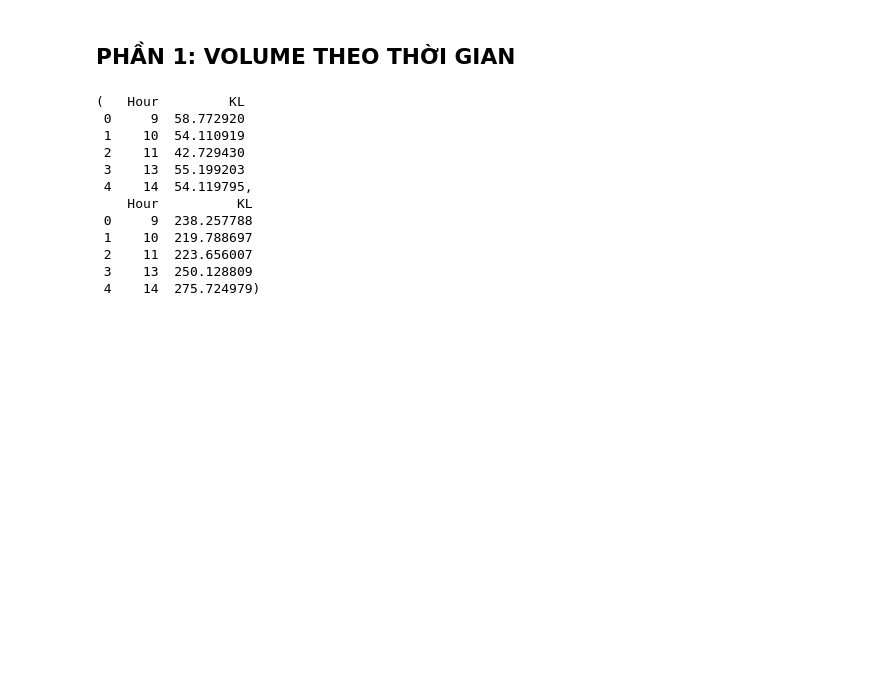
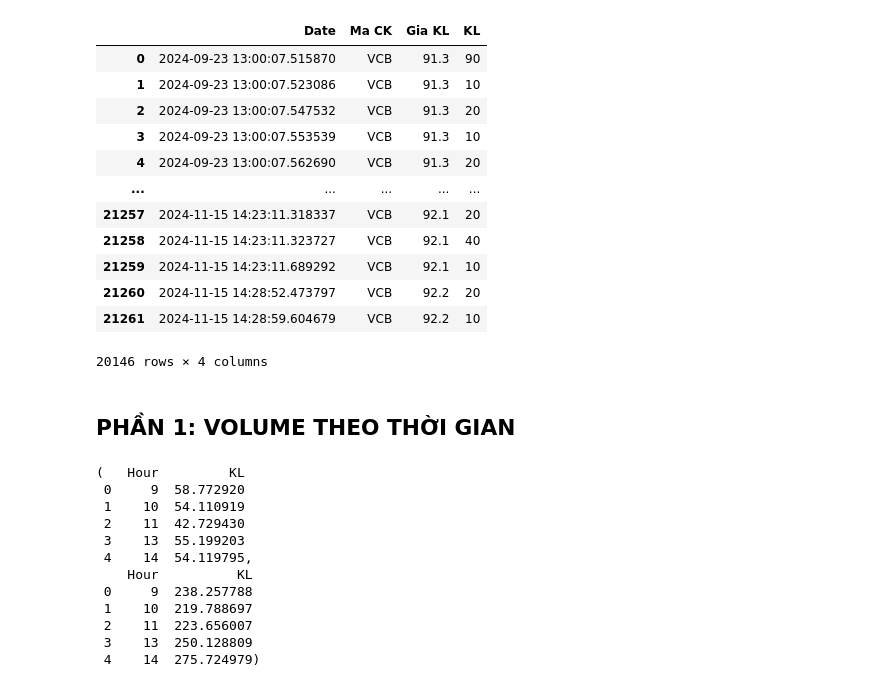
Before and after one commit to HoaPham119/thesis, a Jupyter notebook: code/data_analysis.ipynb, the cells around one changed output. Cells and saved outputs as stored; diff of their text form; code cells hidden in the pictures; blank space fills up the shorter version.

```diff
--- a/code/data_analysis.ipynb
+++ b/code/data_analysis.ipynb
@@ -35,3 +51,19 @@ data_vn30_index = load_data(folder="")
+# %%
+data_tick["VCB"]
+# %% [output]
+|  | Date | Ma CK | Gia KL | KL |
+| 0 | 2024-09-23 13:00:07.515870 | VCB | 91.3 | 90 |
+| 1 | 2024-09-23 13:00:07.523086 | VCB | 91.3 | 10 |
+| 2 | 2024-09-23 13:00:07.547532 | VCB | 91.3 | 20 |
+| 3 | 2024-09-23 13:00:07.553539 | VCB | 91.3 | 10 |
+| 4 | 2024-09-23 13:00:07.562690 | VCB | 91.3 | 20 |
+| ... | ... | ... | ... | ... |
+| 21257 | 2024-11-15 14:23:11.318337 | VCB | 92.1 | 20 |
+| 21258 | 2024-11-15 14:23:11.323727 | VCB | 92.1 | 40 |
+| 21259 | 2024-11-15 14:23:11.689292 | VCB | 92.1 | 10 |
+| 21260 | 2024-11-15 14:28:52.473797 | VCB | 92.2 | 20 |
+| 21261 | 2024-11-15 14:28:59.604679 | VCB | 92.2 | 10 |
+20146 rows × 4 columns
 # %% [markdown]
 ## PHẦN 1: VOLUME THEO THỜI GIAN
 # %%
```
Also changed, not shown: parts of 1 cell of this notebook, 10 other files.
